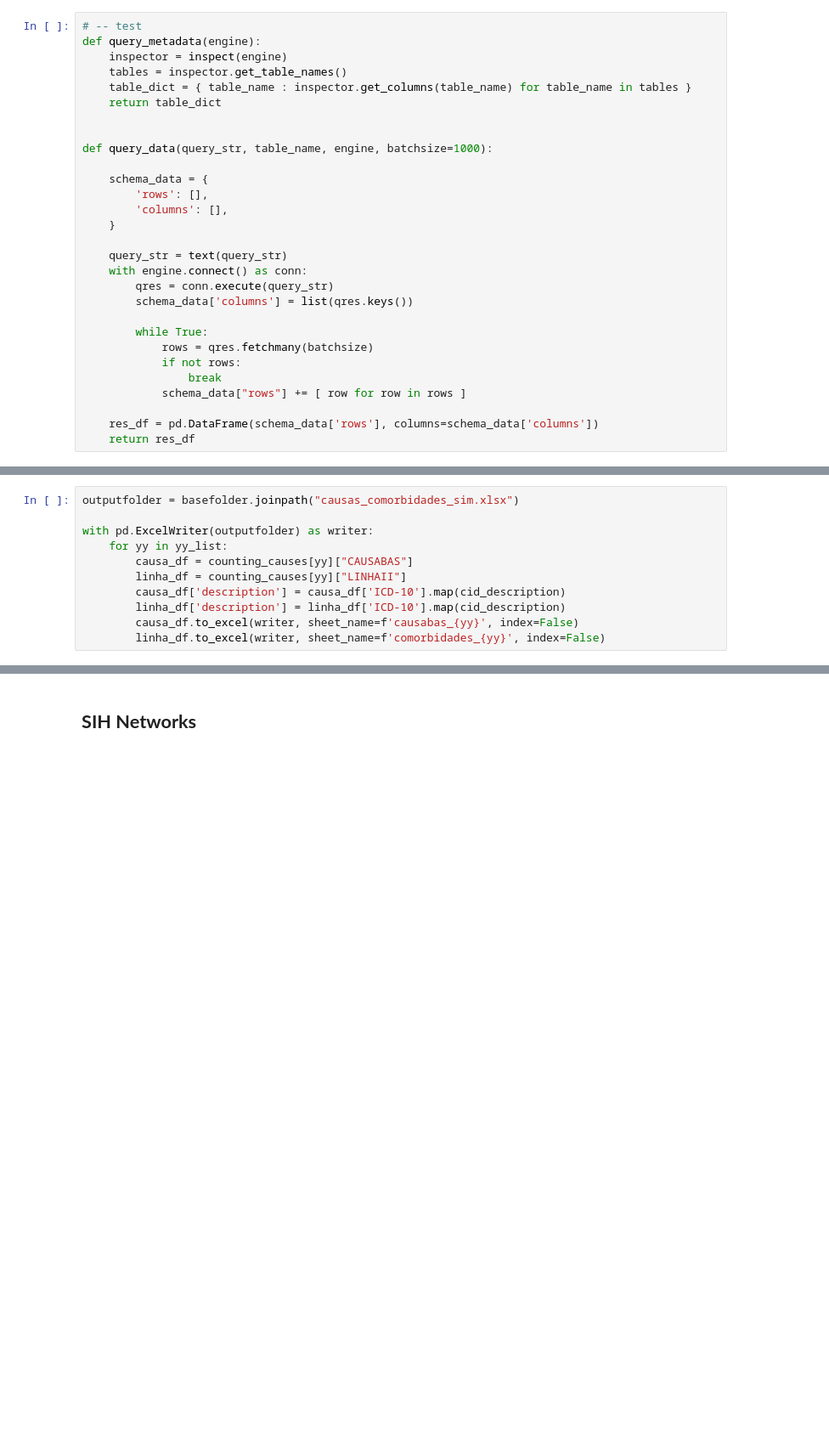
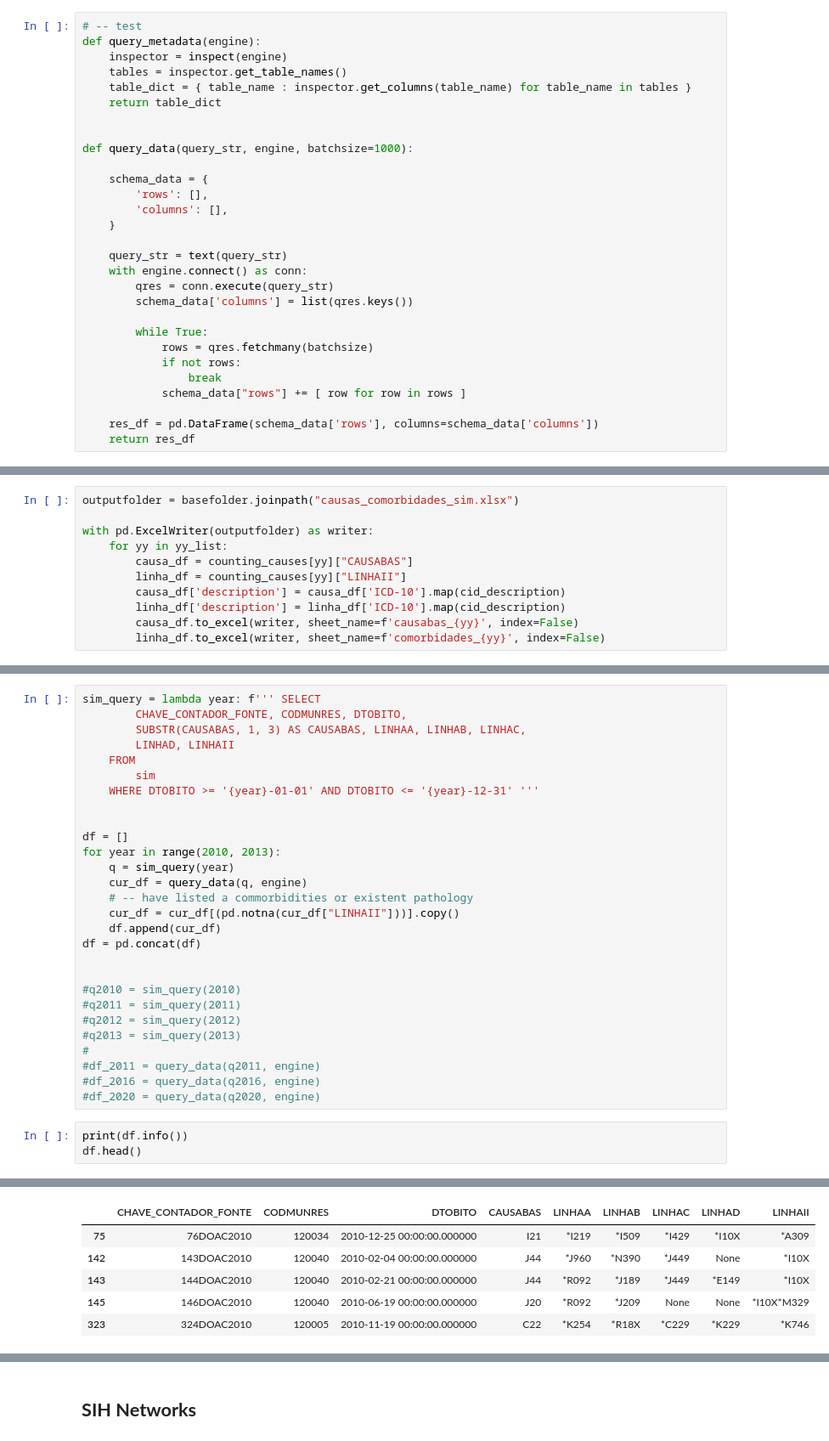
Before and after one commit to humbertocarmona/pyopensus, a Jupyter notebook: notebooks/preliminar.ipynb, the cells around one changed output, grey strips where cells are left out. Shown: that part at 85% size. Cells and saved outputs as stored; diff of their text form; blank space fills up the shorter version.

```diff
--- a/notebooks/preliminar.ipynb
+++ b/notebooks/preliminar.ipynb
@@ -38,7 +41,7 @@ def query_metadata(engine):
     return table_dict
 
 
-def query_data(query_str, table_name, engine, batchsize=1000):
+def query_data(query_str, engine, batchsize=1000):
 
     schema_data = {
         'rows': [],
@@ -459,0 +434,32 @@ res
+# %%
+sim_query = lambda year: f''' SELECT
+        CHAVE_CONTADOR_FONTE, CODMUNRES, DTOBITO,
+        SUBSTR(CAUSABAS, 1, 3) AS CAUSABAS, LINHAA, LINHAB, LINHAC,
+        LINHAD, LINHAII
+    FROM
+        sim
+    WHERE DTOBITO >= '{year}-01-01' AND DTOBITO <= '{year}-12-31' '''
+
+
+df = []
+for year in range(2010, 2013):
+    q = sim_query(year)
+    cur_df = query_data(q, engine)
+    # -- have listed a commorbidities or existent pathology
+    cur_df = cur_df[(pd.notna(cur_df["LINHAII"]))].copy()
+    df.append(cur_df)
+df = pd.concat(df)
+
+
+#q2010 = sim_query(2010)
+#q2011 = sim_query(2011)
+#q2012 = sim_query(2012)
+#q2013 = sim_query(2013)
+#
+#df_2011 = query_data(q2011, engine)
+#df_2016 = query_data(q2016, engine)
+#df_2020 = query_data(q2020, engine)
+# %%
+print(df.info())
+df.head()
+# %% [output]
@@ -459,0 +483,6 @@ res
+|  | CHAVE_CONTADOR_FONTE | CODMUNRES | DTOBITO | CAUSABAS | LINHAA | LINHAB | LINHAC | LINHAD | LINHAII |
+| 75 | 76DOAC2010 | 120034 | 2010-12-25 00:00:00.000000 | I21 | *I219 | *I509 | *I429 | *I10X | *A309 |
+| 142 | 143DOAC2010 | 120040 | 2010-02-04 00:00:00.000000 | J44 | *J960 | *N390 | *J449 | None | *I10X |
+| 143 | 144DOAC2010 | 120040 | 2010-02-21 00:00:00.000000 | J44 | *R092 | *J189 | *J449 | *E149 | *I10X |
+| 145 | 146DOAC2010 | 120040 | 2010-06-19 00:00:00.000000 | J20 | *R092 | *J209 | None | None | *I10X*M329 |
+| 323 | 324DOAC2010 | 120005 | 2010-11-19 00:00:00.000000 | C22 | *K254 | *R18X | *C229 | *K229 | *K746 |
```
Also changed, not shown: parts of 17 cells of this notebook.
